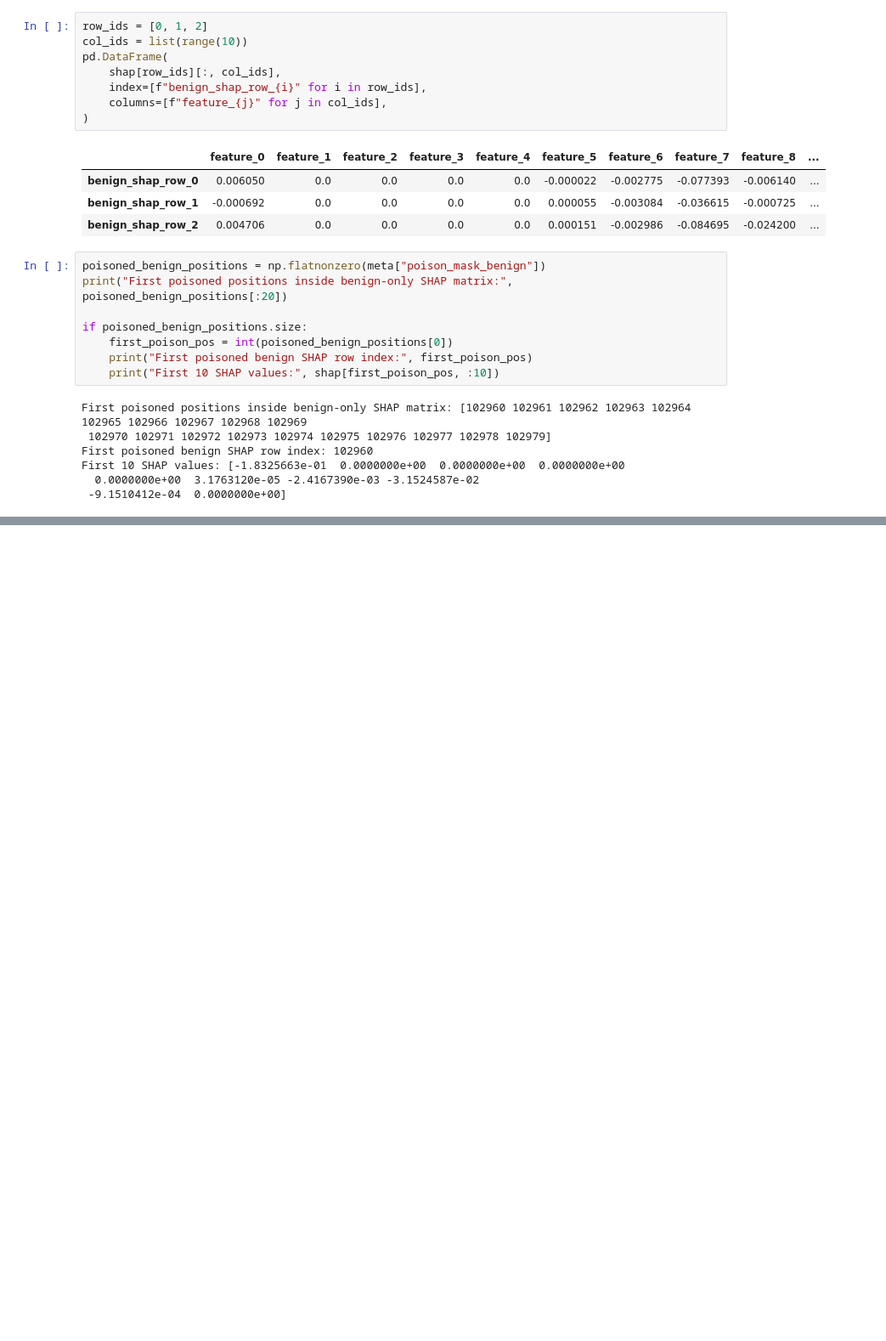
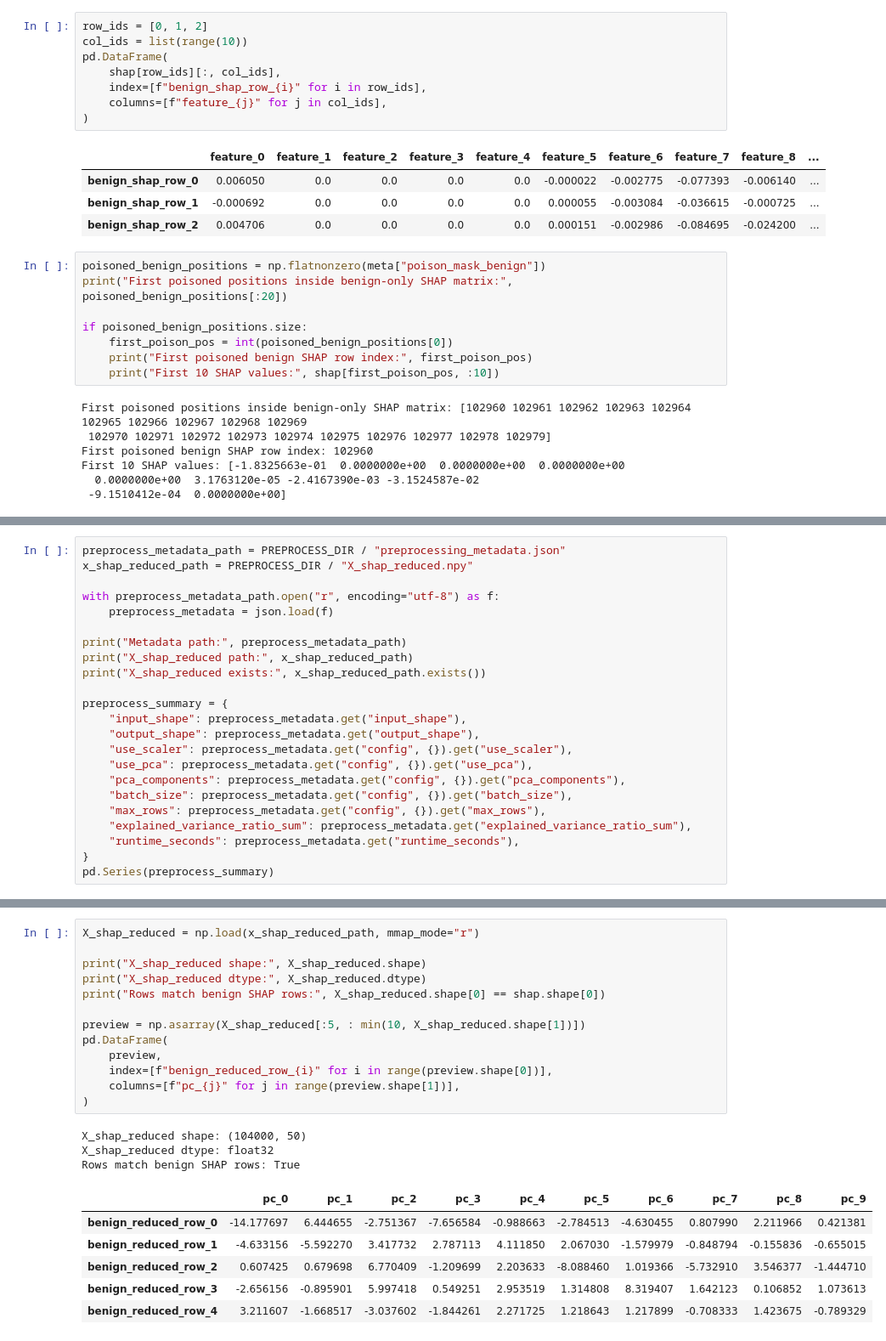
Before and after one commit to tebenia/gmm-mahal, a Jupyter notebook: notebooks/03_inspect_defense_artifacts.ipynb, the cells around one changed output, grey strips where cells are left out. Shown at 85% size. Cells and saved outputs as stored; diff of their text form; blank space fills up the shorter version.

```diff
--- a/notebooks/03_inspect_defense_artifacts.ipynb
+++ b/notebooks/03_inspect_defense_artifacts.ipynb
@@ -185,0 +229,23 @@ First 10 SHAP values: [-1.8325663e-01  0.0000000e+00  0.0000000e+00  0.0000000e+
+# %%
+preprocess_metadata_path = PREPROCESS_DIR / "preprocessing_metadata.json"
+x_shap_reduced_path = PREPROCESS_DIR / "X_shap_reduced.npy"
+
+with preprocess_metadata_path.open("r", encoding="utf-8") as f:
+    preprocess_metadata = json.load(f)
+
+print("Metadata path:", preprocess_metadata_path)
+print("X_shap_reduced path:", x_shap_reduced_path)
+print("X_shap_reduced exists:", x_shap_reduced_path.exists())
+
+preprocess_summary = {
+    "input_shape": preprocess_metadata.get("input_shape"),
+    "output_shape": preprocess_metadata.get("output_shape"),
+    "use_scaler": preprocess_metadata.get("config", {}).get("use_scaler"),
+    "use_pca": preprocess_metadata.get("config", {}).get("use_pca"),
+    "pca_components": preprocess_metadata.get("config", {}).get("pca_components"),
+    "batch_size": preprocess_metadata.get("config", {}).get("batch_size"),
+    "max_rows": preprocess_metadata.get("config", {}).get("max_rows"),
+    "explained_variance_ratio_sum": preprocess_metadata.get("explained_variance_ratio_sum"),
+    "runtime_seconds": preprocess_metadata.get("runtime_seconds"),
+}
+pd.Series(preprocess_summary)
@@ -185,0 +286,23 @@ First 10 SHAP values: [-1.8325663e-01  0.0000000e+00  0.0000000e+00  0.0000000e+
+# %%
+X_shap_reduced = np.load(x_shap_reduced_path, mmap_mode="r")
+
+print("X_shap_reduced shape:", X_shap_reduced.shape)
+print("X_shap_reduced dtype:", X_shap_reduced.dtype)
+print("Rows match benign SHAP rows:", X_shap_reduced.shape[0] == shap.shape[0])
+
+preview = np.asarray(X_shap_reduced[:5, : min(10, X_shap_reduced.shape[1])])
+pd.DataFrame(
+    preview,
+    index=[f"benign_reduced_row_{i}" for i in range(preview.shape[0])],
+    columns=[f"pc_{j}" for j in range(preview.shape[1])],
+)
+# %% [output]
+X_shap_reduced shape: (104000, 50)
+X_shap_reduced dtype: float32
+Rows match benign SHAP rows: True
+|  | pc_0 | pc_1 | pc_2 | pc_3 | pc_4 | pc_5 | pc_6 | pc_7 | pc_8 | pc_9 |
+| benign_reduced_row_0 | -14.177697 | 6.444655 | -2.751367 | -7.656584 | -0.988663 | -2.784513 | -4.630455 | 0.807990 | 2.211966 | 0.421381 |
+| benign_reduced_row_1 | -4.633156 | -5.592270 | 3.417732 | 2.787113 | 4.111850 | 2.067030 | -1.579979 | -0.848794 | -0.155836 | -0.655015 |
+| benign_reduced_row_2 | 0.607425 | 0.679698 | 6.770409 | -1.209699 | 2.203633 | -8.088460 | 1.019366 | -5.732910 | 3.546377 | -1.444710 |
+| benign_reduced_row_3 | -2.656156 | -0.895901 | 5.997418 | 0.549251 | 2.953519 | 1.314808 | 8.319407 | 1.642123 | 0.106852 | 1.073613 |
+| benign_reduced_row_4 | 3.211607 | -1.668517 | -3.037602 | -1.844261 | 2.271725 | 1.218643 | 1.217899 | -0.708333 | 1.423675 | -0.789329 |
```
Also changed, not shown: parts of 6 cells of this notebook, 12 other files.
